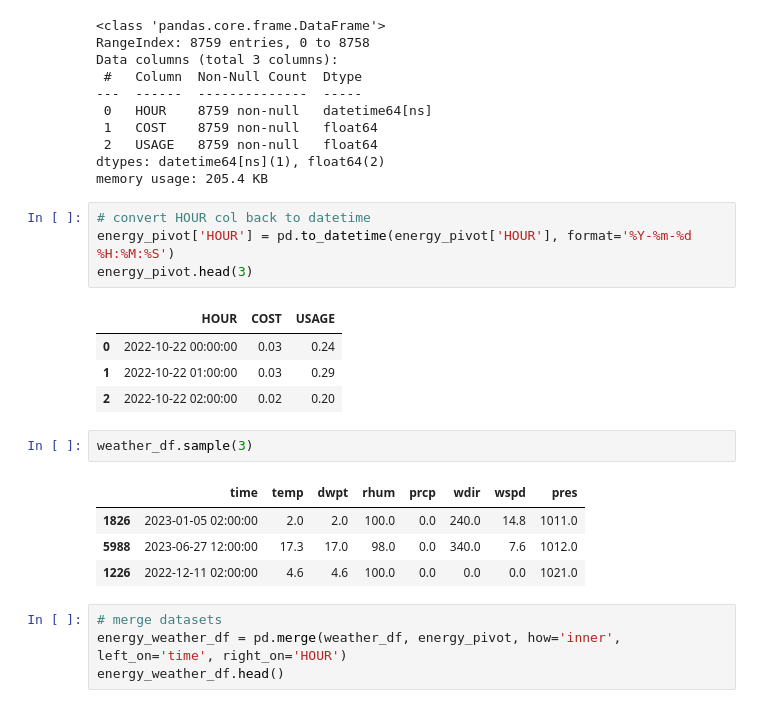
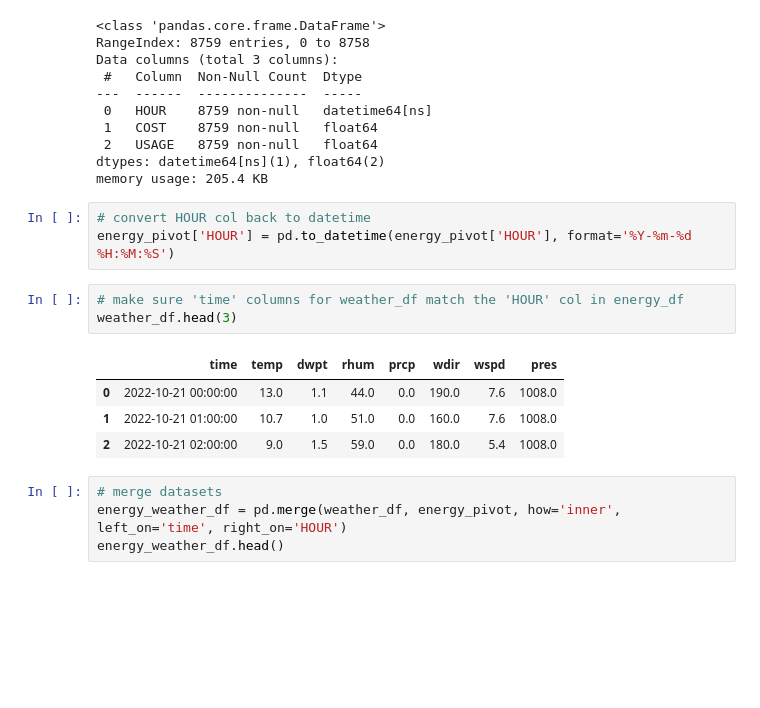
Before and after one commit to MichaelSalata/Energy_Use_Info, a Jupyter notebook: electricity_and_weather_analysis.ipynb, the cells around one changed output. Cells and saved outputs as stored; diff of their text form; blank space fills up the shorter version.

```diff
--- a/electricity_and_weather_analysis.ipynb
+++ b/electricity_and_weather_analysis.ipynb
@@ -192,19 +188,14 @@ memory usage: 205.4 KB
 # %%
 # convert HOUR col back to datetime
 energy_pivot['HOUR'] = pd.to_datetime(energy_pivot['HOUR'], format='%Y-%m-%d %H:%M:%S')
-energy_pivot.head(3)
-# %% [output]
-|  | HOUR | COST | USAGE |
-| 0 | 2022-10-22 00:00:00 | 0.03 | 0.24 |
-| 1 | 2022-10-22 01:00:00 | 0.03 | 0.29 |
-| 2 | 2022-10-22 02:00:00 | 0.02 | 0.20 |
-# %%
-weather_df.sample(3)
-# %% [output]
-|  | time | temp | dwpt | rhum | prcp | wdir | wspd | pres |
-| 1826 | 2023-01-05 02:00:00 | 2.0 | 2.0 | 100.0 | 0.0 | 240.0 | 14.8 | 1011.0 |
-| 5988 | 2023-06-27 12:00:00 | 17.3 | 17.0 | 98.0 | 0.0 | 340.0 | 7.6 | 1012.0 |
-| 1226 | 2022-12-11 02:00:00 | 4.6 | 4.6 | 100.0 | 0.0 | 0.0 | 0.0 | 1021.0 |
+# %%
+# make sure 'time' columns for weather_df match the 'HOUR' col in energy_df
+weather_df.head(3)
+# %% [output]
+|  | time | temp | dwpt | rhum | prcp | wdir | wspd | pres |
+| 0 | 2022-10-21 00:00:00 | 13.0 | 1.1 | 44.0 | 0.0 | 190.0 | 7.6 | 1008.0 |
+| 1 | 2022-10-21 01:00:00 | 10.7 | 1.0 | 51.0 | 0.0 | 160.0 | 7.6 | 1008.0 |
+| 2 | 2022-10-21 02:00:00 | 9.0 | 1.5 | 59.0 | 0.0 | 180.0 | 5.4 | 1008.0 |
 # %%
 # merge datasets
 energy_weather_df = pd.merge(weather_df, energy_pivot, how='inner', left_on='time', right_on='HOUR')
```
Also changed, not shown: parts of 20 cells of this notebook.
